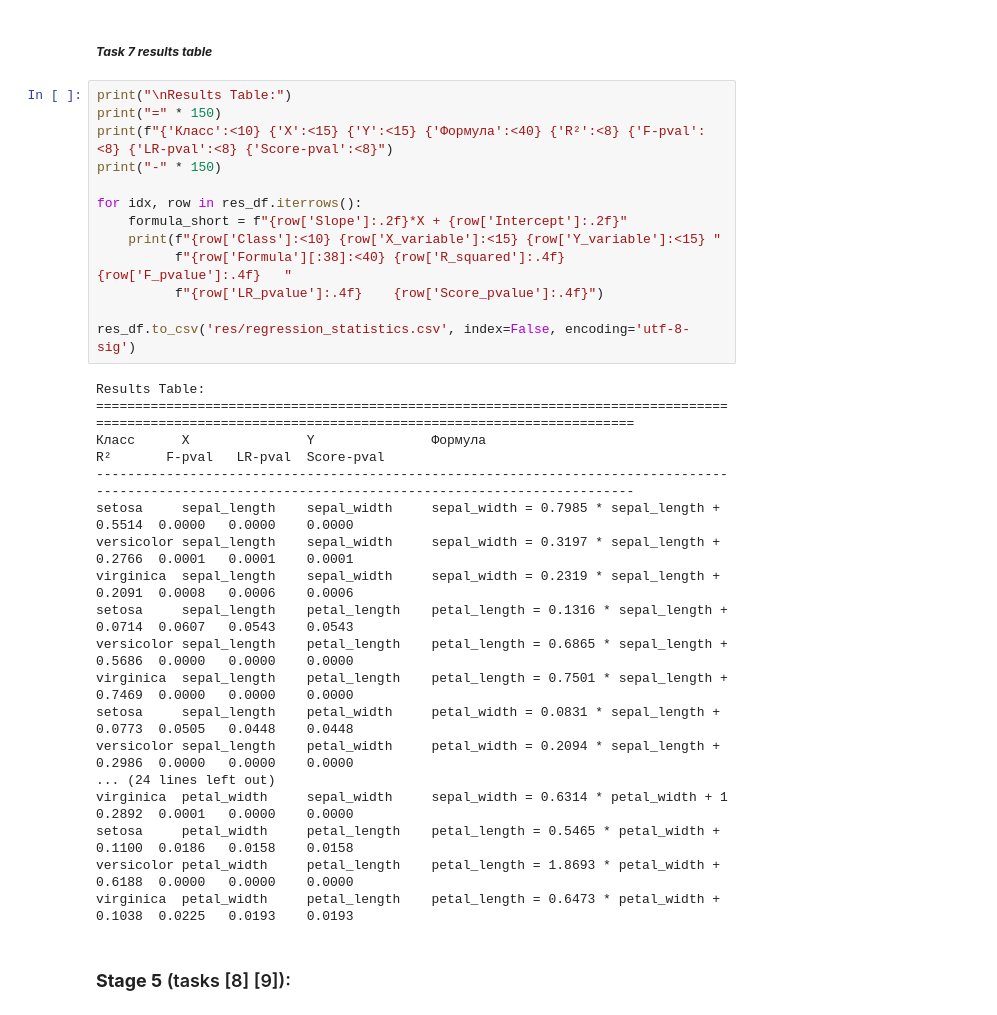
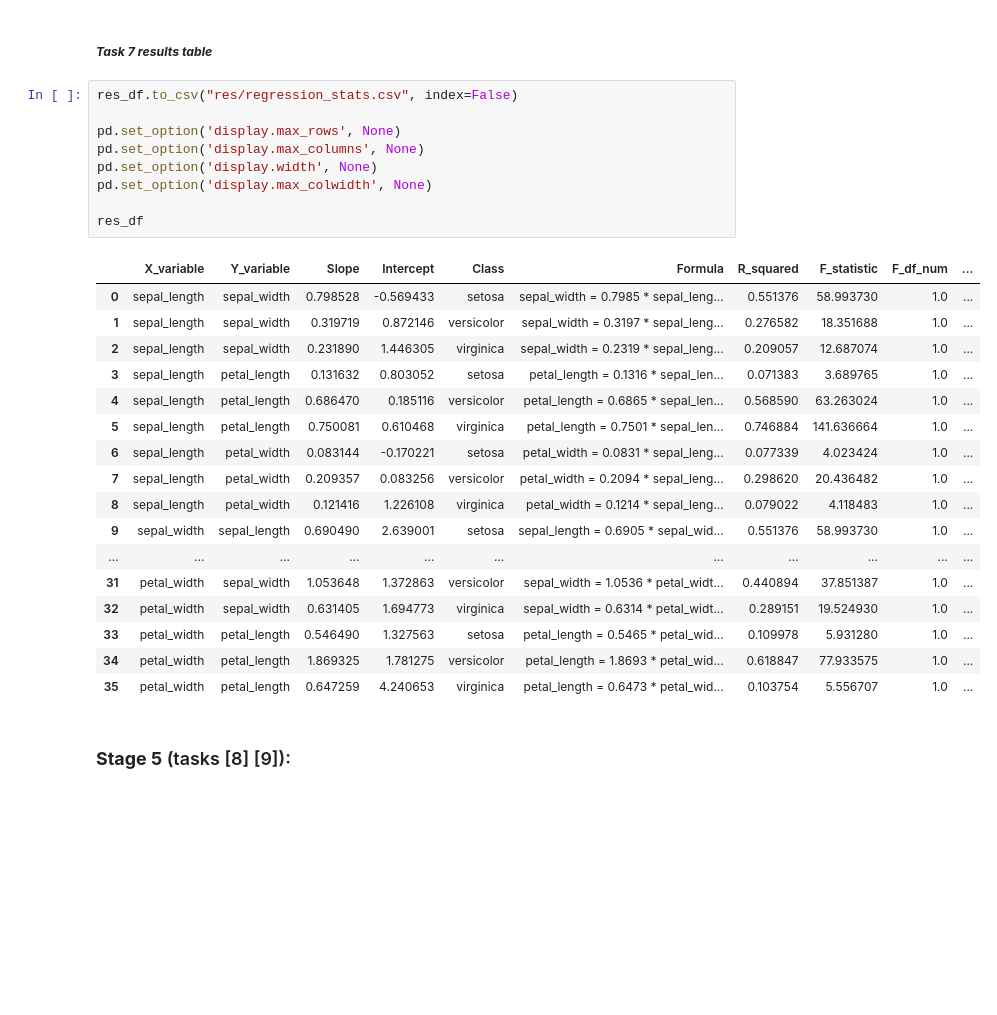
Before and after one commit to NoSignificantWorries/SDT, a Jupyter notebook: task1/task1.ipynb, the cells around one changed output. Drawn from its saved outputs; the diff is of its cells as text; blank space fills up the shorter version.

```diff
--- a/task1/task1.ipynb
+++ b/task1/task1.ipynb
@@ -460,35 +456,31 @@ res_df = pd.DataFrame(results)
 # %% [markdown]
 ##### **_Task 7 results table_**
 # %%
-print("\nResults Table:")
-print("=" * 150)
-print(f"{'Класс':<10} {'X':<15} {'Y':<15} {'Формула':<40} {'R²':<8} {'F-pval':<8} {'LR-pval':<8} {'Score-pval':<8}")
-print("-" * 150)
+res_df.to_csv("res/regression_stats.csv", index=False)
 
-for idx, row in res_df.iterrows():
-    formula_short = f"{row['Slope']:.2f}*X + {row['Intercept']:.2f}"
-    print(f"{row['Class']:<10} {row['X_variable']:<15} {row['Y_variable']:<15} "
-          f"{row['Formula'][:38]:<40} {row['R_squared']:.4f}  {row['F_pvalue']:.4f}   "
-          f"{row['LR_pvalue']:.4f}    {row['Score_pvalue']:.4f}")
+pd.set_option('display.max_rows', None)
+pd.set_option('display.max_columns', None)
+pd.set_option('display.width', None)
+pd.set_option('display.max_colwidth', None)
 
-res_df.to_csv('res/regression_statistics.csv', index=False, encoding='utf-8-sig')
+res_df
 # %% [output]
-Results Table:
-======================================================================================================================================================
-Класс      X               Y               Формула                                  R²       F-pval   LR-pval  Score-pval
-------------------------------------------------------------------------------------------------------------------------------------------------------
-setosa     sepal_length    sepal_width     sepal_width = 0.7985 * sepal_length +    0.5514  0.0000   0.0000    0.0000
-versicolor sepal_length    sepal_width     sepal_width = 0.3197 * sepal_length +    0.2766  0.0001   0.0001    0.0001
-virginica  sepal_length    sepal_width     sepal_width = 0.2319 * sepal_length +    0.2091  0.0008   0.0006    0.0006
-setosa     sepal_length    petal_length    petal_length = 0.1316 * sepal_length +   0.0714  0.0607   0.0543    0.0543
-versicolor sepal_length    petal_length    petal_length = 0.6865 * sepal_length +   0.5686  0.0000   0.0000    0.0000
-virginica  sepal_length    petal_length    petal_length = 0.7501 * sepal_length +   0.7469  0.0000   0.0000    0.0000
-setosa     sepal_length    petal_width     petal_width = 0.0831 * sepal_length +    0.0773  0.0505   0.0448    0.0448
-versicolor sepal_length    petal_width     petal_width = 0.2094 * sepal_length +    0.2986  0.0000   0.0000    0.0000
-... (24 lines left out)
-virginica  petal_width     sepal_width     sepal_width = 0.6314 * petal_width + 1   0.2892  0.0001   0.0000    0.0000
-setosa     petal_width     petal_length    petal_length = 0.5465 * petal_width +    0.1100  0.0186   0.0158    0.0158
-versicolor petal_width     petal_length    petal_length = 1.8693 * petal_width +    0.6188  0.0000   0.0000    0.0000
-virginica  petal_width     petal_length    petal_length = 0.6473 * petal_width +    0.1038  0.0225   0.0193    0.0193
+|  | X_variable | Y_variable | Slope | Intercept | Class | Formula | R_squared | F_statistic | F_df_num | ... |
+| 0 | sepal_length | sepal_width | 0.798528 | -0.569433 | setosa | sepal_width = 0.7985 * sepal_leng... | 0.551376 | 58.993730 | 1.0 | ... |
+| 1 | sepal_length | sepal_width | 0.319719 | 0.872146 | versicolor | sepal_width = 0.3197 * sepal_leng... | 0.276582 | 18.351688 | 1.0 | ... |
+| 2 | sepal_length | sepal_width | 0.231890 | 1.446305 | virginica | sepal_width = 0.2319 * sepal_leng... | 0.209057 | 12.687074 | 1.0 | ... |
+| 3 | sepal_length | petal_length | 0.131632 | 0.803052 | setosa | petal_length = 0.1316 * sepal_len... | 0.071383 | 3.689765 | 1.0 | ... |
+| 4 | sepal_length | petal_length | 0.686470 | 0.185116 | versicolor | petal_length = 0.6865 * sepal_len... | 0.568590 | 63.263024 | 1.0 | ... |
+| 5 | sepal_length | petal_length | 0.750081 | 0.610468 | virginica | petal_length = 0.7501 * sepal_len... | 0.746884 | 141.636664 | 1.0 | ... |
+| 6 | sepal_length | petal_width | 0.083144 | -0.170221 | setosa | petal_width = 0.0831 * sepal_leng... | 0.077339 | 4.023424 | 1.0 | ... |
+| 7 | sepal_length | petal_width | 0.209357 | 0.083256 | versicolor | petal_width = 0.2094 * sepal_leng... | 0.298620 | 20.436482 | 1.0 | ... |
+| 8 | sepal_length | petal_width | 0.121416 | 1.226108 | virginica | petal_width = 0.1214 * sepal_leng... | 0.079022 | 4.118483 | 1.0 | ... |
+| 9 | sepal_width | sepal_length | 0.690490 | 2.639001 | setosa | sepal_length = 0.6905 * sepal_wid... | 0.551376 | 58.993730 | 1.0 | ... |
+| ... | ... | ... | ... | ... | ... | ... | ... | ... | ... | ... |
+| 31 | petal_width | sepal_width | 1.053648 | 1.372863 | versicolor | sepal_width = 1.0536 * petal_widt... | 0.440894 | 37.851387 | 1.0 | ... |
+| 32 | petal_width | sepal_width | 0.631405 | 1.694773 | virginica | sepal_width = 0.6314 * petal_widt... | 0.289151 | 19.524930 | 1.0 | ... |
+| 33 | petal_width | petal_length | 0.546490 | 1.327563 | setosa | petal_length = 0.5465 * petal_wid... | 0.109978 | 5.931280 | 1.0 | ... |
+| 34 | petal_width | petal_length | 1.869325 | 1.781275 | versicolor | petal_length = 1.8693 * petal_wid... | 0.618847 | 77.933575 | 1.0 | ... |
+| 35 | petal_width | petal_length | 0.647259 | 4.240653 | virginica | petal_length = 0.6473 * petal_wid... | 0.103754 | 5.556707 | 1.0 | ... |
 # %% [markdown]
 ### **Stage 5** (tasks [8] [9]):
```
Also changed, not shown: parts of 3 cells of this notebook, 3 other files.
